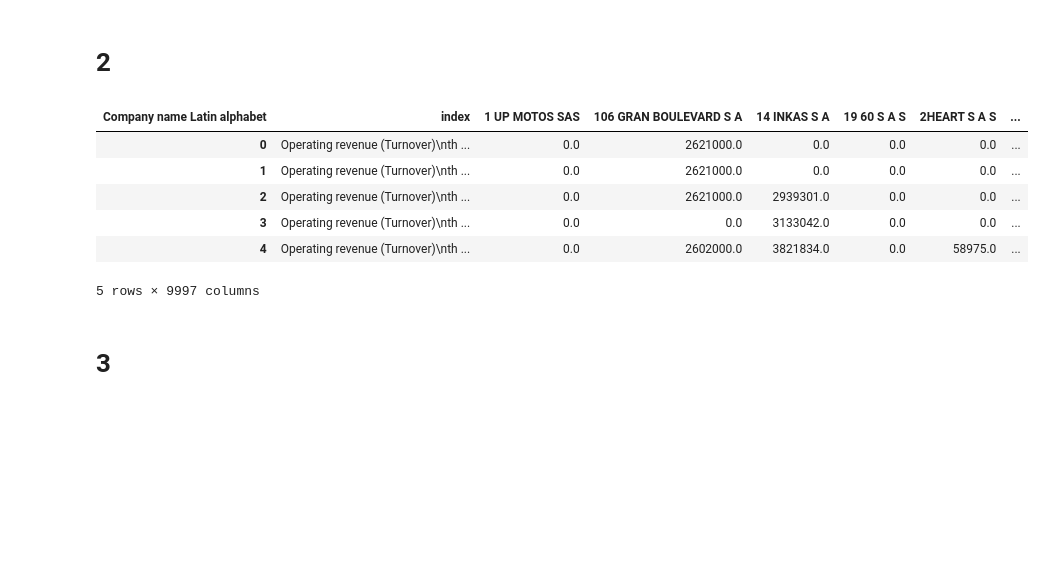
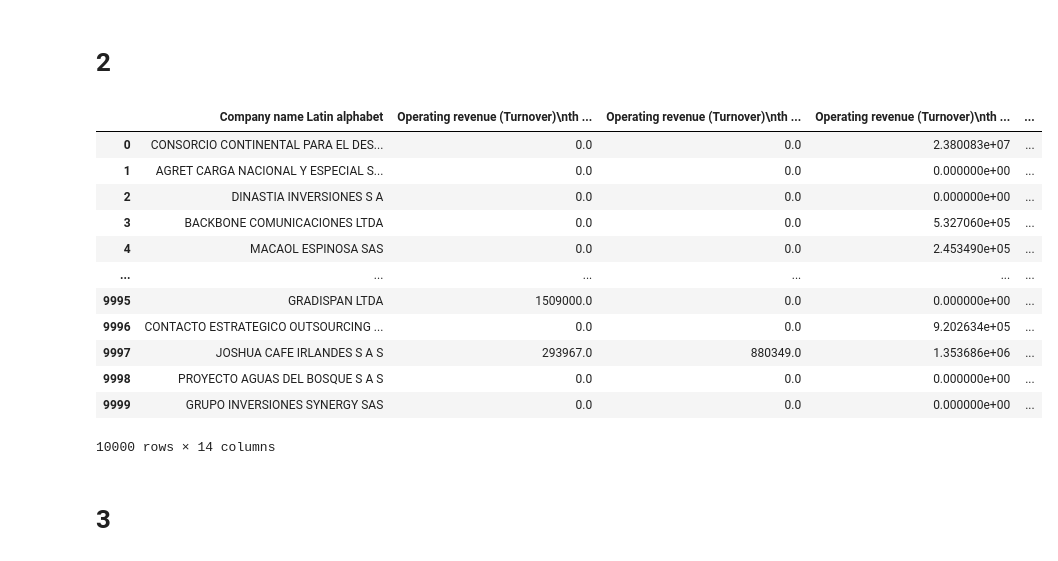
Before and after one commit to alexanderquispe/QLAB_Summer_Python, a Jupyter notebook: assignments/assignment_3/group_4_ass_3_2024.ipynb, the cells around one changed output. Drawn from its saved outputs; the diff is of its cells as text; code cells hidden in the pictures; blank space fills up the shorter version.

```diff
--- a/assignments/assignment_3/group_4_ass_3_2024.ipynb
+++ b/assignments/assignment_3/group_4_ass_3_2024.ipynb
@@ -37,24 +37,23 @@ data_frame_sin_na.describe(include="all").round(4)
 # %%
 #las columnas con las que nos vamos a quedar serán el nombre de la empresa y también conservaremos los años. Para eso usamso el siguiente código:
 cols_to_keep = ['Company name Latin alphabet']
 for a in range(2011,2024):
     revenue_dolar="Operating revenue (Turnover)\nth LCU {}".format(a)
     cols_to_keep.append(revenue_dolar)
 #guardamos estso datos como una nuevo data frame
 newdf = data_frame_sin_na[cols_to_keep]
-
-#haremos un reshape usando el pivot_table() pero nos basamos en el año y el nombre de la empresa pasa a ser columna
-#extrayendo el número de columnas
-columnas = newdf.columns.values[1:]
-df_reshape = pd.pivot_table(newdf, columns='Company name Latin alphabet', values=columnas).reset_index()
-
-#checamos con las 5 primeras observaciones
-df_reshape.head(5)
+newdf
 # %% [output]
-| Company name Latin alphabet | index | 1 UP MOTOS SAS | 106 GRAN BOULEVARD S A | 14 INKAS S A | 19 60 S A S | 2HEART S A S | ... |
-| 0 | Operating revenue (Turnover)\nth ... | 0.0 | 2621000.0 | 0.0 | 0.0 | 0.0 | ... |
-| 1 | Operating revenue (Turnover)\nth ... | 0.0 | 2621000.0 | 0.0 | 0.0 | 0.0 | ... |
-| 2 | Operating revenue (Turnover)\nth ... | 0.0 | 2621000.0 | 2939301.0 | 0.0 | 0.0 | ... |
-| 3 | Operating revenue (Turnover)\nth ... | 0.0 | 0.0 | 3133042.0 | 0.0 | 0.0 | ... |
-| 4 | Operating revenue (Turnover)\nth ... | 0.0 | 2602000.0 | 3821834.0 | 0.0 | 58975.0 | ... |
+|  | Company name Latin alphabet | Operating revenue (Turnover)\nth ... | Operating revenue (Turnover)\nth ... | Operating revenue (Turnover)\nth ... | ... |
+| 0 | CONSORCIO CONTINENTAL PARA EL DES... | 0.0 | 0.0 | 2.380083e+07 | ... |
+| 1 | AGRET CARGA NACIONAL Y ESPECIAL S... | 0.0 | 0.0 | 0.000000e+00 | ... |
+| 2 | DINASTIA INVERSIONES S A | 0.0 | 0.0 | 0.000000e+00 | ... |
+| 3 | BACKBONE COMUNICACIONES LTDA | 0.0 | 0.0 | 5.327060e+05 | ... |
+| 4 | MACAOL ESPINOSA SAS | 0.0 | 0.0 | 2.453490e+05 | ... |
+| ... | ... | ... | ... | ... | ... |
+| 9995 | GRADISPAN LTDA | 1509000.0 | 0.0 | 0.000000e+00 | ... |
+| 9996 | CONTACTO ESTRATEGICO OUTSOURCING ... | 0.0 | 0.0 | 9.202634e+05 | ... |
+| 9997 | JOSHUA CAFE IRLANDES S A S | 293967.0 | 880349.0 | 1.353686e+06 | ... |
+| 9998 | PROYECTO AGUAS DEL BOSQUE S A S | 0.0 | 0.0 | 0.000000e+00 | ... |
+| 9999 | GRUPO INVERSIONES SYNERGY SAS | 0.0 | 0.0 | 0.000000e+00 | ... |
-5 rows × 9997 columns
+10000 rows × 14 columns
```
Also changed, not shown: parts of 4 cells of this notebook.
